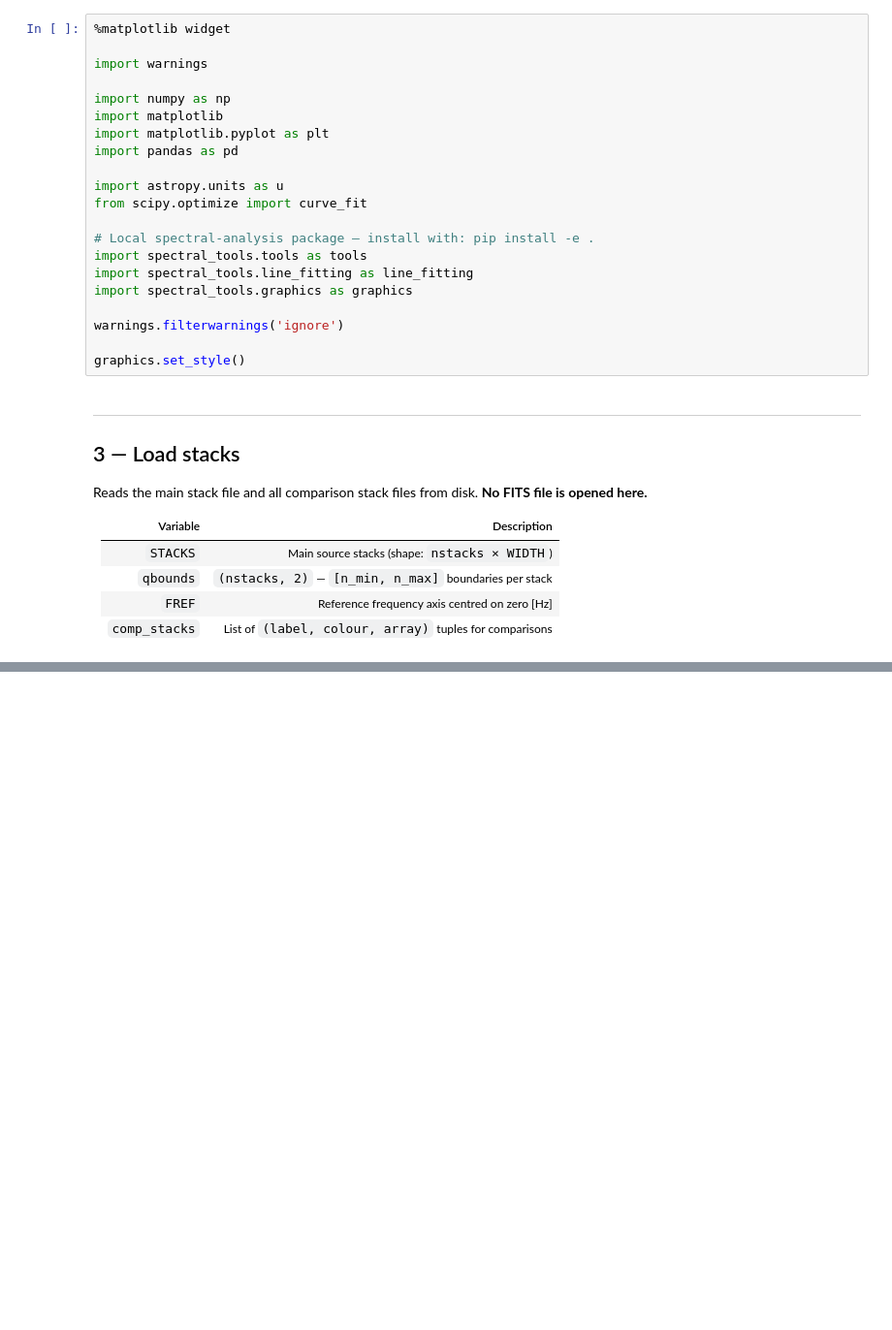
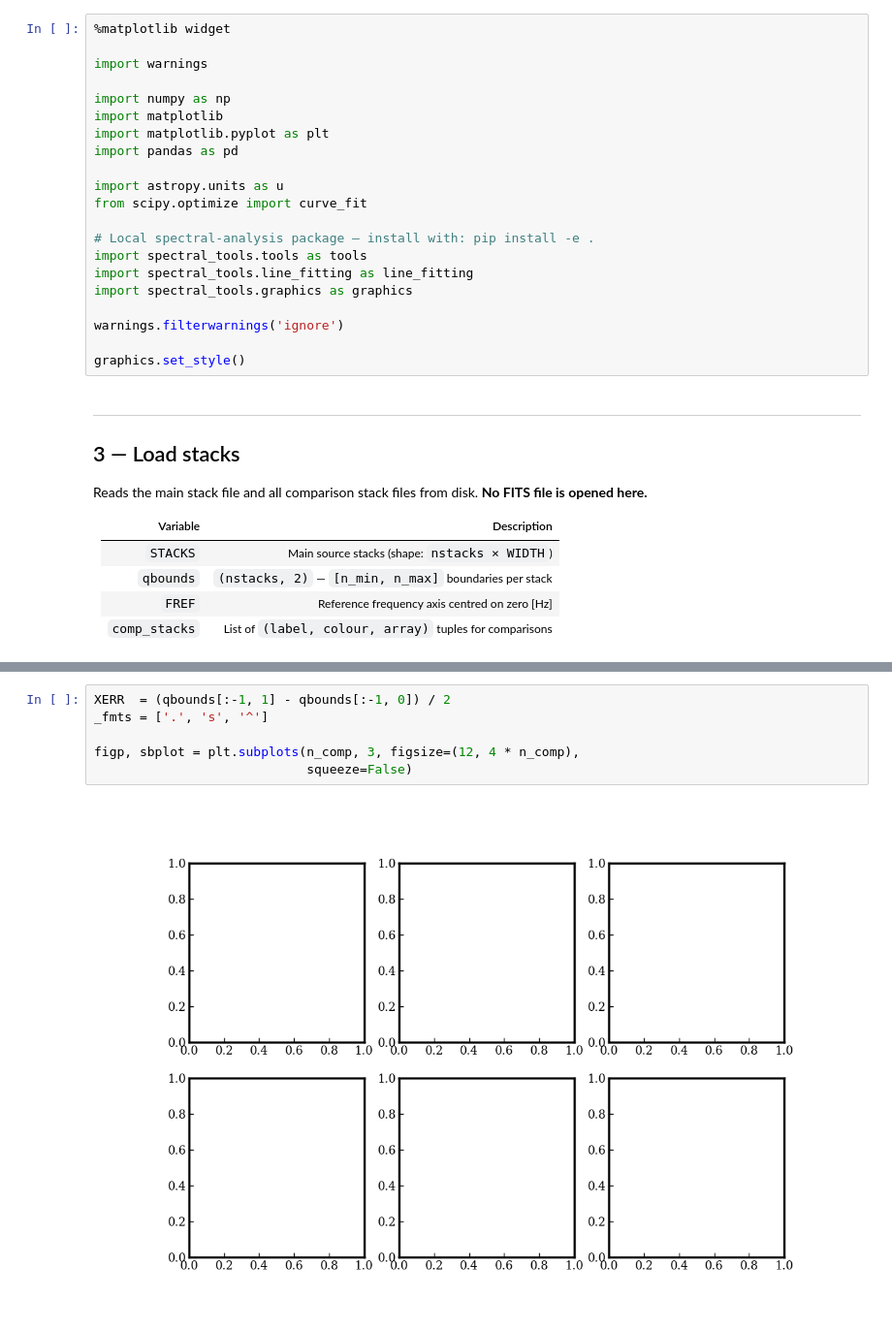
Before and after one commit to LucieCros/rrl-ism-analysis, a Jupyter notebook: notebooks/4_Line-fitting.ipynb, the cells around one changed output, grey strips where cells are left out. Shown at 97% size. Cells and saved outputs as stored; diff of their text form; blank space fills up the shorter version.

```diff
--- a/notebooks/4_Line-fitting.ipynb
+++ b/notebooks/4_Line-fitting.ipynb
@@ -995,0 +676,8 @@ for kv in range(len(velos)):
+# %%
+XERR  = (qbounds[:-1, 1] - qbounds[:-1, 0]) / 2
+_fmts = ['.', 's', '^']
+
+figp, sbplot = plt.subplots(n_comp, 3, figsize=(12, 4 * n_comp),
+                            squeeze=False)
+# %% [output]
+[figure, added]
```
Also changed, not shown: parts of 53 cells of this notebook, 3 other files.
